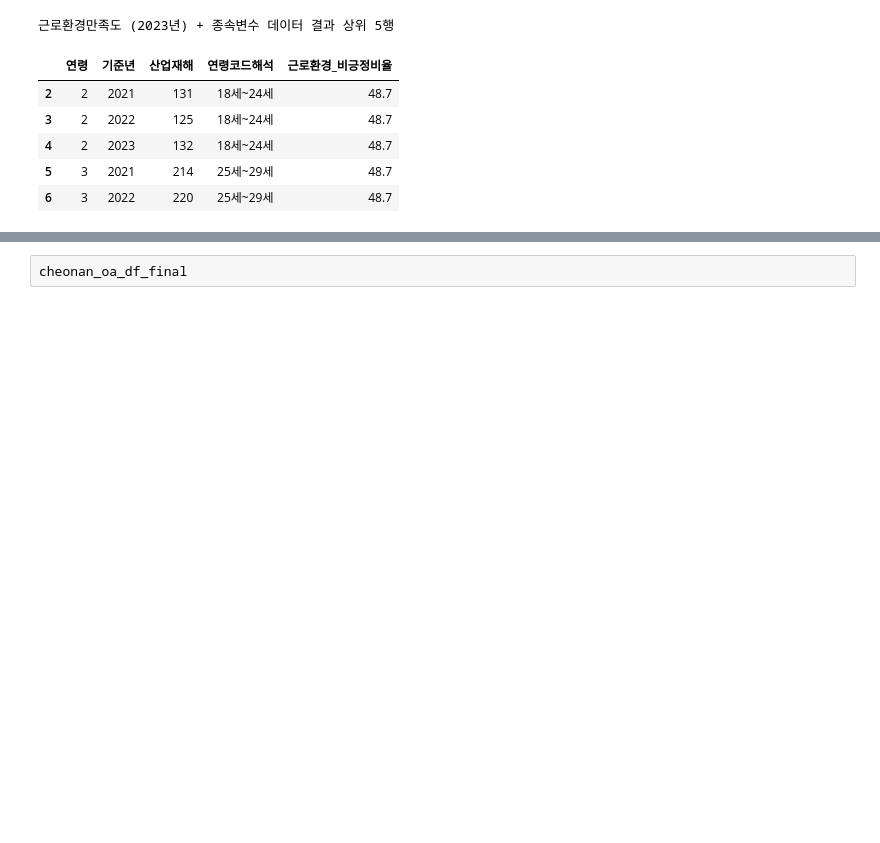
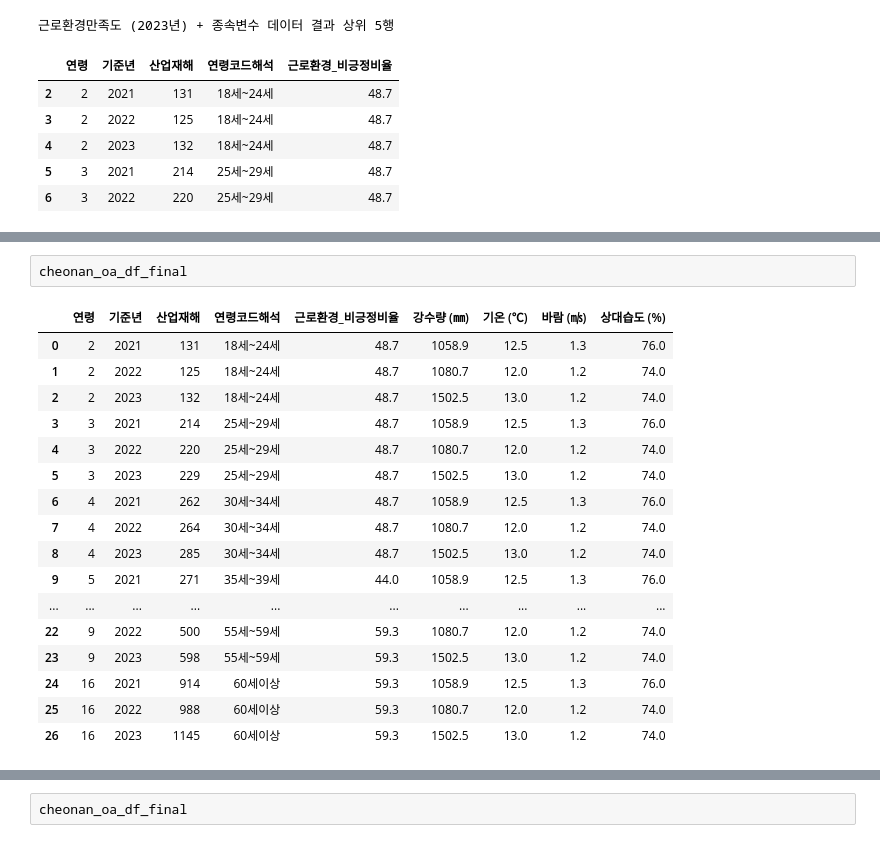
Before and after one commit to starpilpython/cheonan_data_contest, a Jupyter notebook: 분석보고서.ipynb, the cells around one changed output, grey strips where cells are left out. Saved outputs shown, nothing was run; the diff lists cells and outputs as text; blank space fills up the shorter version.

```diff
--- a/분석보고서.ipynb
+++ b/분석보고서.ipynb
@@ -260,0 +430,20 @@ wealther = pd.read_csv(r'1. 기초자료\입력변수\천안시_기상개황.csv
+# %%
+cheonan_oa_df_final
+# %% [output]
+|  | 연령 | 기준년 | 산업재해 | 연령코드해석 | 근로환경_비긍정비율 | 강수량 (㎜) | 기온 (℃) | 바람 (㎧) | 상대습도 (%) |
+| 0 | 2 | 2021 | 131 | 18세~24세 | 48.7 | 1058.9 | 12.5 | 1.3 | 76.0 |
+| 1 | 2 | 2022 | 125 | 18세~24세 | 48.7 | 1080.7 | 12.0 | 1.2 | 74.0 |
+| 2 | 2 | 2023 | 132 | 18세~24세 | 48.7 | 1502.5 | 13.0 | 1.2 | 74.0 |
+| 3 | 3 | 2021 | 214 | 25세~29세 | 48.7 | 1058.9 | 12.5 | 1.3 | 76.0 |
+| 4 | 3 | 2022 | 220 | 25세~29세 | 48.7 | 1080.7 | 12.0 | 1.2 | 74.0 |
+| 5 | 3 | 2023 | 229 | 25세~29세 | 48.7 | 1502.5 | 13.0 | 1.2 | 74.0 |
+| 6 | 4 | 2021 | 262 | 30세~34세 | 48.7 | 1058.9 | 12.5 | 1.3 | 76.0 |
+| 7 | 4 | 2022 | 264 | 30세~34세 | 48.7 | 1080.7 | 12.0 | 1.2 | 74.0 |
+| 8 | 4 | 2023 | 285 | 30세~34세 | 48.7 | 1502.5 | 13.0 | 1.2 | 74.0 |
+| 9 | 5 | 2021 | 271 | 35세~39세 | 44.0 | 1058.9 | 12.5 | 1.3 | 76.0 |
+| ... | ... | ... | ... | ... | ... | ... | ... | ... | ... |
+| 22 | 9 | 2022 | 500 | 55세~59세 | 59.3 | 1080.7 | 12.0 | 1.2 | 74.0 |
+| 23 | 9 | 2023 | 598 | 55세~59세 | 59.3 | 1502.5 | 13.0 | 1.2 | 74.0 |
+| 24 | 16 | 2021 | 914 | 60세이상 | 59.3 | 1058.9 | 12.5 | 1.3 | 76.0 |
+| 25 | 16 | 2022 | 988 | 60세이상 | 59.3 | 1080.7 | 12.0 | 1.2 | 74.0 |
+| 26 | 16 | 2023 | 1145 | 60세이상 | 59.3 | 1502.5 | 13.0 | 1.2 | 74.0 |
```
Also changed, not shown: parts of 11 cells of this notebook.
